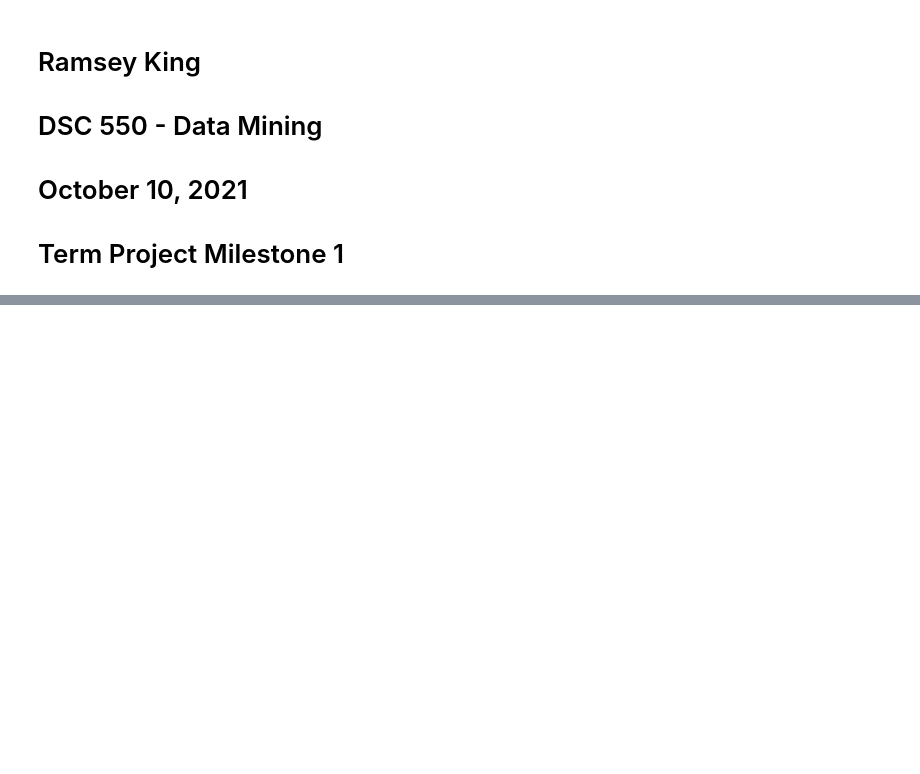
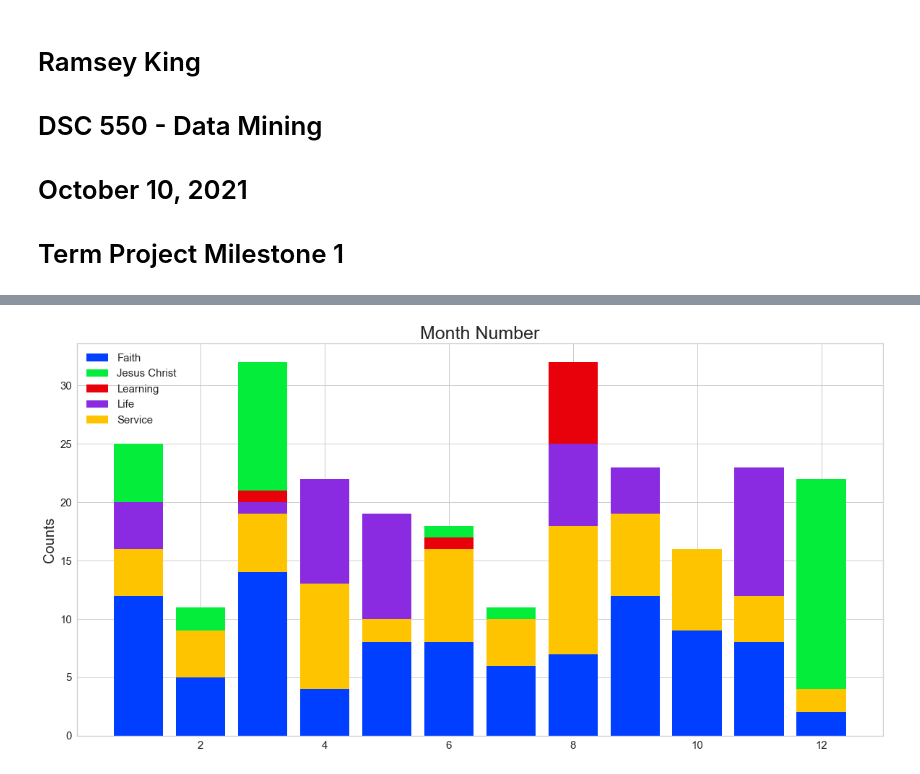
Before and after one commit to ramsey-king/DSC-550-Data-Mining, a Jupyter notebook: Term Project/King_Ramsey_Milestone1.ipynb, the cells around one changed output, grey strips where cells are left out. Drawn from its saved outputs; the diff is of its cells as text; code cells hidden in the pictures; blank space fills up the shorter version.

```diff
--- a/Term Project/King_Ramsey_Milestone1.ipynb
+++ b/Term Project/King_Ramsey_Milestone1.ipynb
@@ -186,0 +216,57 @@ plt.show()
+# %%
+plt.rcParams['figure.figsize'] = (20, 10)
+
+# make subplots
+fig, axes = plt.subplots(nrows = 1, ncols = 1)
+
+# make the data read to feed into the visulizer
+month_number_faith = df[df['topic_singular']=='faith']['month_number'].value_counts()
+
+month_number_jc = df[df['topic_singular']=='jesus christ']['month_number'].value_counts()
+month_number_jc = month_number_jc.reindex(index = month_number_faith.index)
+
+month_number_learning = df[df['topic_singular']=='learning']['month_number'].value_counts()
+month_number_learning = month_number_learning.reindex(index = month_number_faith.index)
+
+month_number_life = df[df['topic_singular']=='life']['month_number'].value_counts()
+month_number_life = month_number_life.reindex(index = month_number_faith.index)
+
+month_number_service = df[df['topic_singular']=='service']['month_number'].value_counts()
+month_number_service = month_number_service.reindex(index = month_number_faith.index)
+# make the bar plot
+p1 = axes.bar(month_number_faith.index, month_number_faith.values)
+p2 = axes.bar(month_number_jc.index, month_number_jc.values, bottom=month_number_faith.values)
+p3 = axes.bar(month_number_learning.index, month_number_learning.values, bottom=month_number_faith.values)
+p4 = axes.bar(month_number_life.index, month_number_life.values, bottom=month_number_faith.values)
+p5 = axes.bar(month_number_service.index, month_number_service.values, bottom=month_number_faith.values)
+axes.set_title('Month Number', fontsize=25)
+axes.set_ylabel('Counts', fontsize=20)
+axes.tick_params(axis='both', labelsize=15)
+axes.legend((p1[0], p2[0], p3[0], p4[0], p5[0]), ('Faith', 'Jesus Christ', 'Learning', 'Life', 'Service'), fontsize = 15)
+
+# # make the data read to feed into the visualizer
+# Pclass_survived = df.replace({'Survived': {1: 'Survived', 0: 'Not-survived'}}).replace({'Pclass': {1: '1st', 2: '2nd', 3: '3rd'}})[df['Survived']==1]['Pclass'].value_counts()
+# Pclass_not_survived = df.replace({'Survived': {1: 'Survived', 0: 'Not-survived'}}).replace({'Pclass': {1: '1st', 2: '2nd', 3: '3rd'}})[df['Survived']==0]['Pclass'].value_counts()
+# Pclass_not_survived = Pclass_not_survived.reindex(index = Pclass_survived.index)
+# # make the bar plot
+# p3 = axes[0, 1].bar(Pclass_survived.index, Pclass_survived.values)
+# p4 = axes[0, 1].bar(Pclass_not_survived.index, Pclass_not_survived.values, bottom=Pclass_survived.values)
+# axes[0, 1].set_title('Pclass', fontsize=25)
+# axes[0, 1].set_ylabel('Counts', fontsize=20)
+# axes[0, 1].tick_params(axis='both', labelsize=15)
+# axes[0, 1].legend((p3[0], p4[0]), ('Survived', 'Not-survived'), fontsize = 15)
+
+# # make the data read to feed into the visualizer
+# Embarked_survived = df.replace({'Survived': {1: 'Survived', 0: 'Not-survived'}})[df['Survived']==1]['Embarked'].value_counts()
+# Embarked_not_survived = df.replace({'Survived': {1: 'Survived', 0: 'Not-survived'}})[df['Survived']==0]['Embarked'].value_counts()
+# Embarked_not_survived = Embarked_not_survived.reindex(index = Embarked_survived.index)
+# # make the bar plot
+# p5 = axes[1, 0].bar(Embarked_survived.index, Embarked_survived.values)
+# p6 = axes[1, 0].bar(Embarked_not_survived.index, Embarked_not_survived.values, bottom=Embarked_survived.values)
+# axes[1, 0].set_title('Embarked', fontsize=25)
+# axes[1, 0].set_ylabel('Counts', fontsize=20)
+# axes[1, 0].tick_params(axis='both', labelsize=15)
+# axes[1, 0].legend((p5[0], p6[0]), ('Survived', 'Not-survived'), fontsize = 15)
+plt.show()
+# %% [output]
+[figure, added]
```
Also changed, not shown: parts of 5 cells of this notebook, 2 other files.
